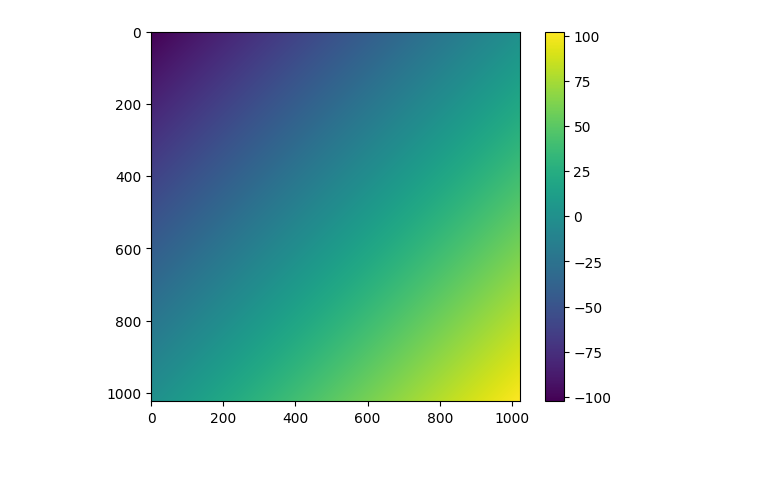
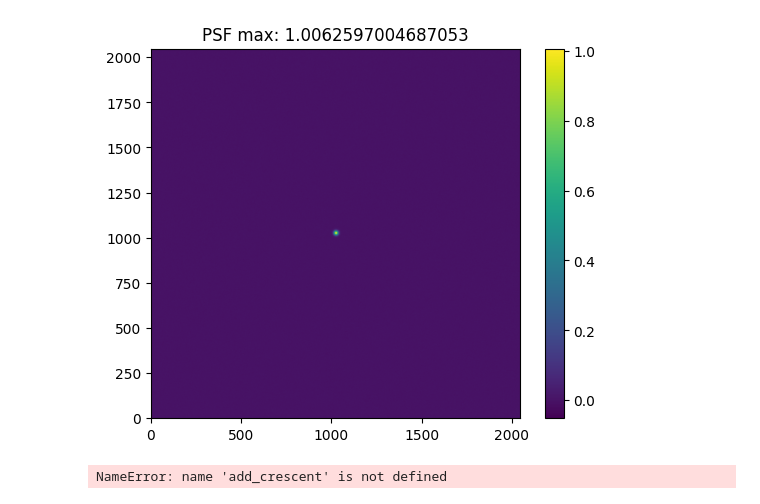
Before and after one commit to mwanakijiji/metis_work, a Jupyter notebook: notebook_working_dir/dev_stray_light_IMG_OPT_04_v2.ipynb, the cells around one changed output. Saved outputs shown, nothing was run; the diff lists cells and outputs as text; code cells hidden in the pictures; blank space fills up the shorter version.

```diff
--- a/notebook_working_dir/dev_stray_light_IMG_OPT_04_v2.ipynb
+++ b/notebook_working_dir/dev_stray_light_IMG_OPT_04_v2.ipynb
@@ -8,28 +9,32 @@ from matplotlib.colors import LogNorm
 # %%
 # generate a detector image with a Gaussian PSF in the middle
 
-detector_array = np.zeros((1024, 1024))
+detector_array = np.zeros((2048, 2048))
 
 # Define the PSF parameters
-fwhm_pix = 4.0  # Full Width at Half Maximum in pixels
+fwhm_pix = 20.0  # Full Width at Half Maximum in pixels
 sigma_pix = fwhm_pix / (2.0 * np.sqrt(2.0 * np.log(2.0)))  # Convert FWHM to sigma
+#mu = 20
 
-detector_array_xx, detector_array_yy = np.meshgrid(np.arange(1024), np.arange(1024))
+detector_array_xx, detector_array_yy = np.meshgrid(np.arange(2048), np.arange(2048))
 
 # Create a 2D Gaussian PSF
-dst = np.sqrt(detector_array_xx**2 + detector_array_yy**2)
+center_x, center_y = 1024, 1024  # Center of the array
+dst = np.sqrt((detector_array_xx - center_x) ** 2 + (detector_array_yy - center_y) ** 2)
 
-# Normal part of the Gaussian function
+# Normalization for a 2D Gaussian
 normal = 1 / (2 * np.pi * sigma_pix**2)
 
-# Calculating Gaussian filter
-gauss = np.exp(-((dst - muu)**2 / (2.0 * sigma_pix**2))) * normal
+# Calculate Gaussian filter centered in the array
+exp_part = np.exp(-((dst) ** 2) / (2.0 * sigma_pix**2))
+detector_array = 1 * exp_part/np.max(exp_part) + 0.01 * np.random.randn(2048, 2048)
 
 #detector_array += psf_xx
 #detector_array += psf_yy
 # %%
-plt.imshow(detector_array)
+plt.imshow(detector_array, origin='lower')
+plt.title('PSF max: ' + str(np.max(detector_array)))
 plt.colorbar()
 plt.show()
 # %% [output]
-[figure, old version]
+[figure, new version]
@@ -35,0 +214,19 @@ plt.show()
+# %%
+# generate some stray light shapes
+
+# same shape as detector/readout
+stray_rand, labels = random_contiguous_stray_light(
+    shape=detector_array.shape,
+    n_shapes=(4, 10),
+    seed=123,
+    pixels_per_shape=(100, 1200),
+    intensity_range=(0.01, 0.3),
+)
+
+# dots
+net_readout_dots = detector_array + stray_rand
+
+# add a crescent
+net_readout_crescent = add_crescent(detector_array, (1024, 1024), 100, 10, 0.1)
+# %% [output]
+NameError: name 'add_crescent' is not defined
```
Also changed, not shown: parts of 5 cells of this notebook, 1 other file.
